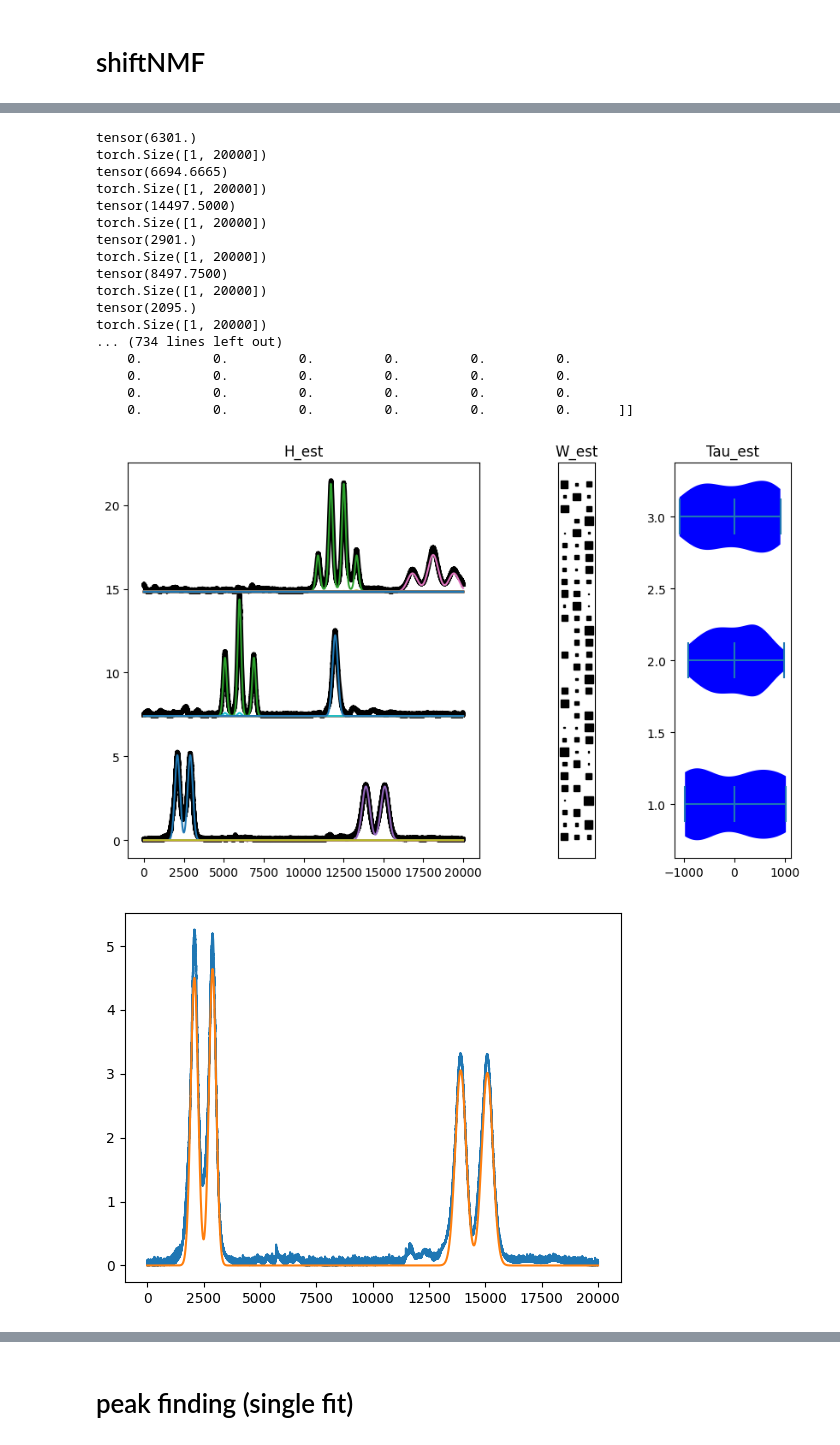
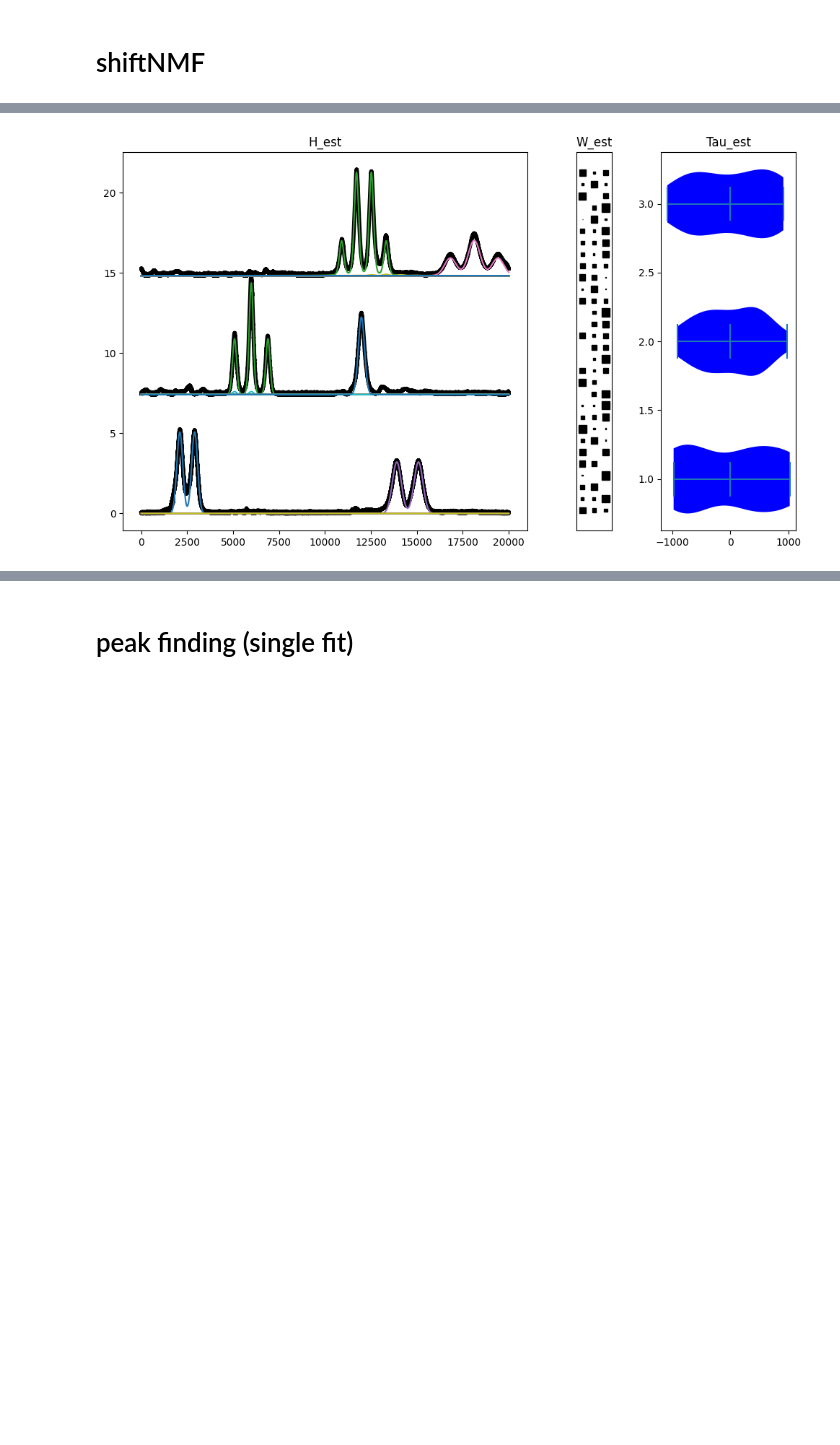
Before and after one commit to LucasEmcken/Bachelorprojekt, a Jupyter notebook: artificial_experiment.ipynb, the cells around one changed output, grey strips where cells are left out. Saved outputs shown, nothing was run; the diff lists cells and outputs as text; code cells hidden in the pictures; blank space fills up the shorter version.

```diff
--- a/artificial_experiment.ipynb
+++ b/artificial_experiment.ipynb
@@ -57,7 +57,7 @@ plt.show()
 torch.manual_seed(40)
 
 nmf = ShiftNMF(X_ART_NOISY, 3, lr=0.1, alpha=1e-6, patience=30, min_imp=0.001)
-W_est, H_est, tau_est = nmf.fit(verbose=1, max_iter=500, tau_iter=0)
+W_est, H_est, tau_est = nmf.fit(verbose=1, max_iter=2000, tau_iter=0)
 
 fig = plt.figure(figsize=(10, 6))
 # Create a gridspec object with 2 rows and 3 columns
@@ -90,18 +90,20 @@ yoffset = ymax
 reg_paths = []
 lambda_axis = []
 C_path = []
+losses = []
 
 for i in range(len(H_est)):
-    means, sigmas, n = single_fit(H_est[i], plot=True)
+    means, sigmas, n = single_fit(H_est[i], plot=False)
     #diff_matrix = calc_difference_matrix(sigmas)
     diff_matrix = calc_difference_matrix(np.ones((len(sigmas))))
     hypothesis = peak_hypothesis(diff_matrix, cutoff=10/100)
     hardmodel = Hard_Model(H_est[i], hypothesis, means, sigmas, n, lr=10, alpha = 1e-3, factor=1, patience=1, min_imp=0.01)
 
-    W, C, running_loss, path, lambdas = hardmodel.fit(verbose=True, return_loss=True)
+    W, C, running_loss, path, lambdas, loss = hardmodel.fit(verbose=True, return_loss=True)
     reg_paths.append(path)
     lambda_axis.append(lambdas)
     C_path.append(C)
+    losses.append(loss)
     means, sigma, j_coup, mult, n = hardmodel.return_values()
     print("means:")
     print(means)
@@ -147,19 +148 @@ torch.Size([1, 20000])
-tensor(6301.)
-torch.Size([1, 20000])
-tensor(6694.6665)
-torch.Size([1, 20000])
-tensor(14497.5000)
-torch.Size([1, 20000])
-tensor(2901.)
-torch.Size([1, 20000])
-tensor(8497.7500)
-torch.Size([1, 20000])
-tensor(2095.)
-torch.Size([1, 20000])
-... (734 lines left out)
-    0.         0.         0.         0.         0.         0.
-    0.         0.         0.         0.         0.         0.
-    0.         0.         0.         0.         0.         0.
-    0.         0.         0.         0.         0.         0.      ]]
-[figure, old version]
+[figure, new version]
-[figure, removed]
```
Also changed, not shown: parts of 2 cells of this notebook.
